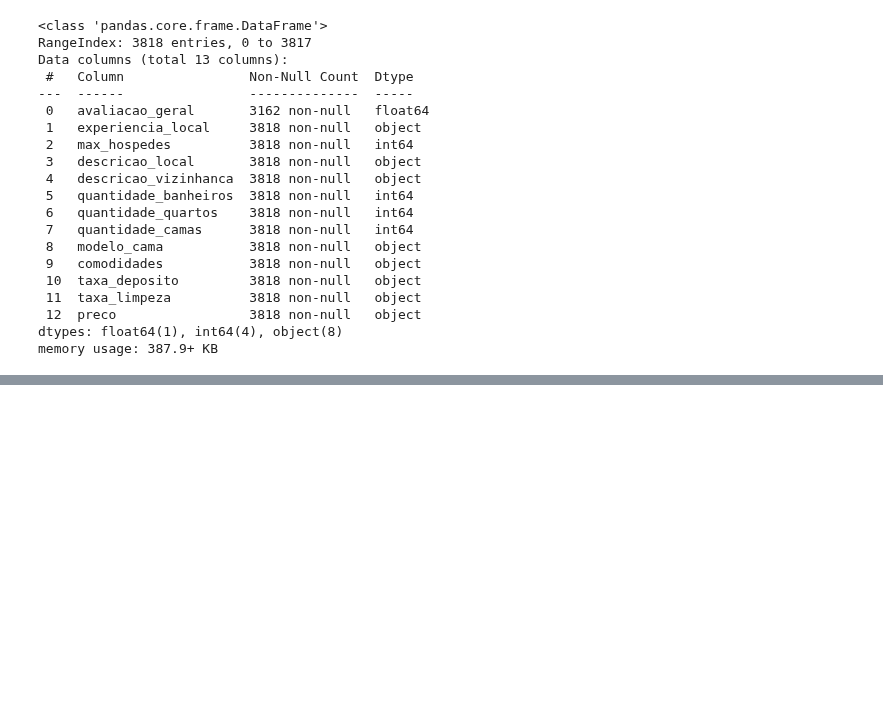
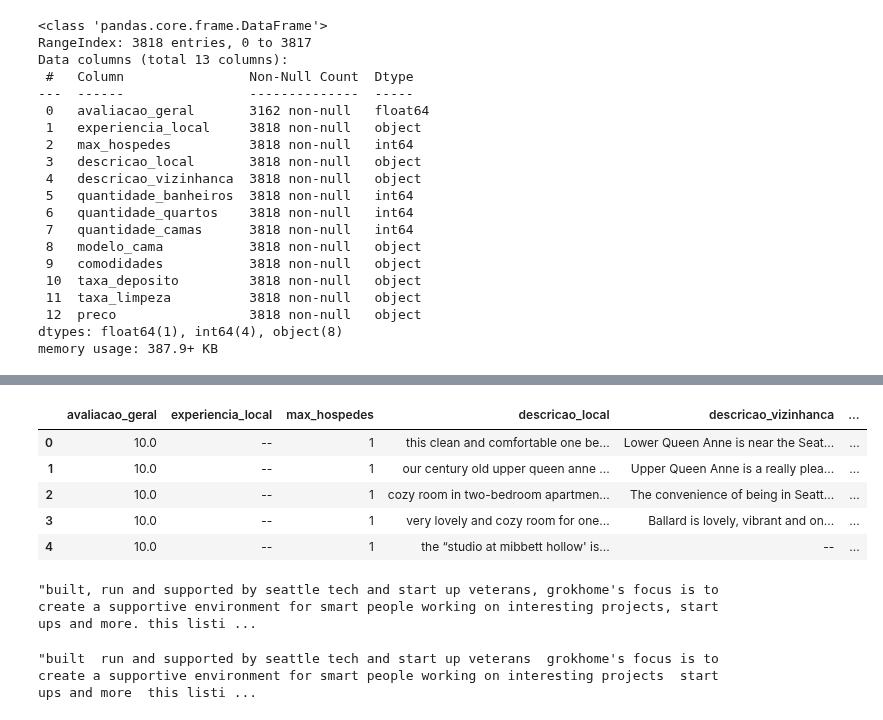
Before and after one commit to carlosclaudinolima/aulaspython, a Jupyter notebook: manipulacao_dados_pandas.ipynb, the cells around one changed output, grey strips where cells are left out. Cells and saved outputs as stored; diff of their text form; code cells hidden in the pictures; blank space fills up the shorter version.

```diff
--- a/manipulacao_dados_pandas.ipynb
+++ b/manipulacao_dados_pandas.ipynb
@@ -183,0 +188,6 @@ memory usage: 387.9+ KB
+# %%
+dados[['taxa_deposito', 'taxa_limpeza']] = dados[['taxa_deposito', 'taxa_limpeza']].applymap(lambda x: x.replace('$', '').replace(',', '').strip())
+# %%
+dados['taxa_limpeza'] = dados['taxa_limpeza'].astype(np.float64)
+# %%
+dados['taxa_deposito'] = dados['taxa_deposito'].astype(np.float64)
@@ -183,0 +234,19 @@ memory usage: 387.9+ KB
+# %%
+dados['descricao_local'] = dados['descricao_local'].str.lower()
+# %%
+dados.head()
+# %% [output]
+|  | avaliacao_geral | experiencia_local | max_hospedes | descricao_local | descricao_vizinhanca | ... |
+| 0 | 10.0 | -- | 1 | this clean and comfortable one be... | Lower Queen Anne is near the Seat... | ... |
+| 1 | 10.0 | -- | 1 | our century old upper queen anne ... | Upper Queen Anne is a really plea... | ... |
+| 2 | 10.0 | -- | 1 | cozy room in two-bedroom apartmen... | The convenience of being in Seatt... | ... |
+| 3 | 10.0 | -- | 1 | very lovely and cozy room for one... | Ballard is lovely, vibrant and on... | ... |
+| 4 | 10.0 | -- | 1 | the “studio at mibbett hollow' is... | -- | ... |
+# %%
+dados['descricao_local'][3169]
+# %% [output]
+"built, run and supported by seattle tech and start up veterans, grokhome's focus is to create a supportive environment for smart people working on interesting projects, start ups and more. this listi ...
+# %%
+dados['descricao_local'].str.replace('[^a-zA-Z0-9\'\-]', ' ', regex=True)[3169]
+# %% [output]
+"built  run and supported by seattle tech and start up veterans  grokhome's focus is to create a supportive environment for smart people working on interesting projects  start ups and more  this listi ...
```
Also changed, not shown: parts of 6 cells of this notebook.
